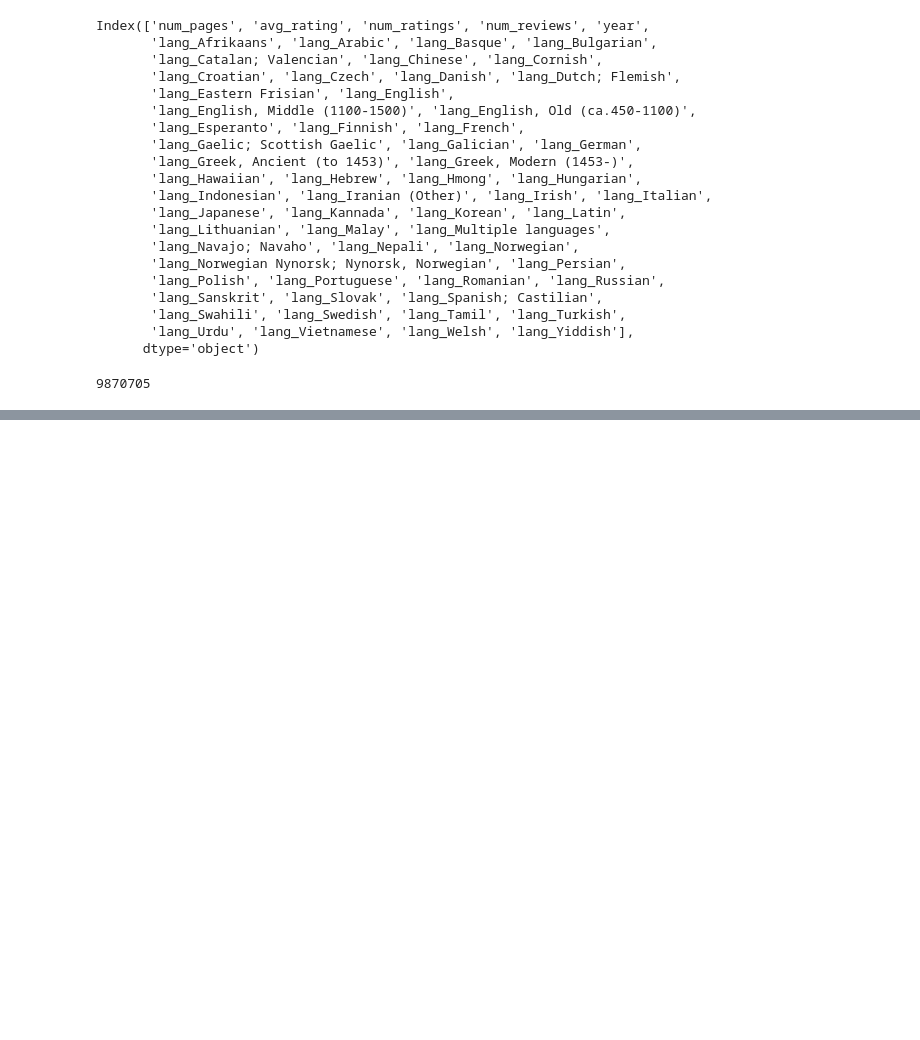
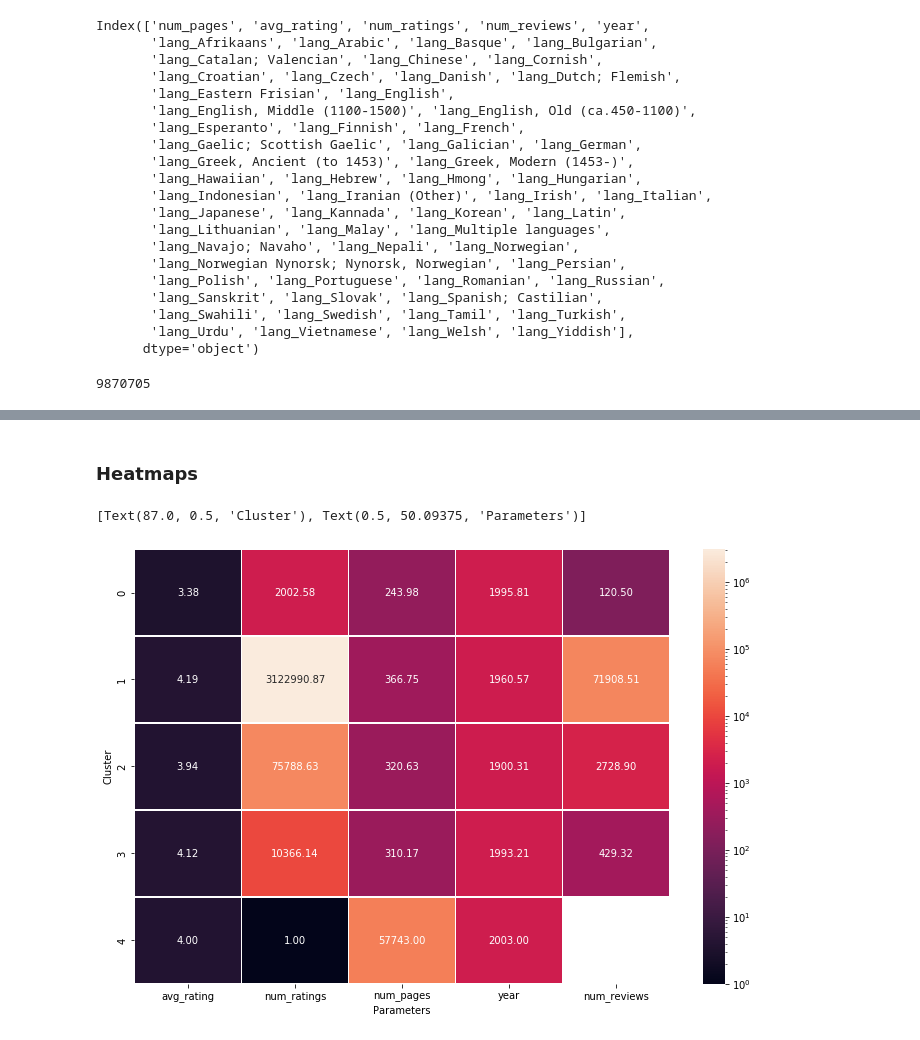
Before and after one commit to EmmaKLofthouse/Book-Analysis-and-Recommender, a Jupyter notebook: Book_recommender.ipynb, the cells around one changed output, grey strips where cells are left out. Cells and saved outputs as stored; diff of their text form; code cells hidden in the pictures; blank space fills up the shorter version.

```diff
--- a/Book_recommender.ipynb
+++ b/Book_recommender.ipynb
@@ -158,0 +275,18 @@ TBC.....
+# %% [markdown]
+### Heatmaps
+# %%
+from matplotlib.colors import LogNorm, Normalize
+
+# Assuming df_encoded has the cluster labels
+features = ['avg_rating', 'num_ratings', 'num_pages', 'year', 'num_reviews', 'cluster_label']
+numeric_features = features[:-1]
+# Calculate centroids
+centroids = X.groupby('cluster_label').mean()
+
+# Create a heatmap
+plt.figure(figsize=(12, 8))
+ax = sns.heatmap(centroids[numeric_features], annot=True, fmt=".2f", linewidths=.5, norm=LogNorm())
+ax.set(xlabel="Parameters", ylabel="Cluster")
+# %% [output]
+[Text(87.0, 0.5, 'Cluster'), Text(0.5, 50.09375, 'Parameters')]
+[figure, added]
```
Also changed, not shown: parts of 13 cells of this notebook, 1 other file.
